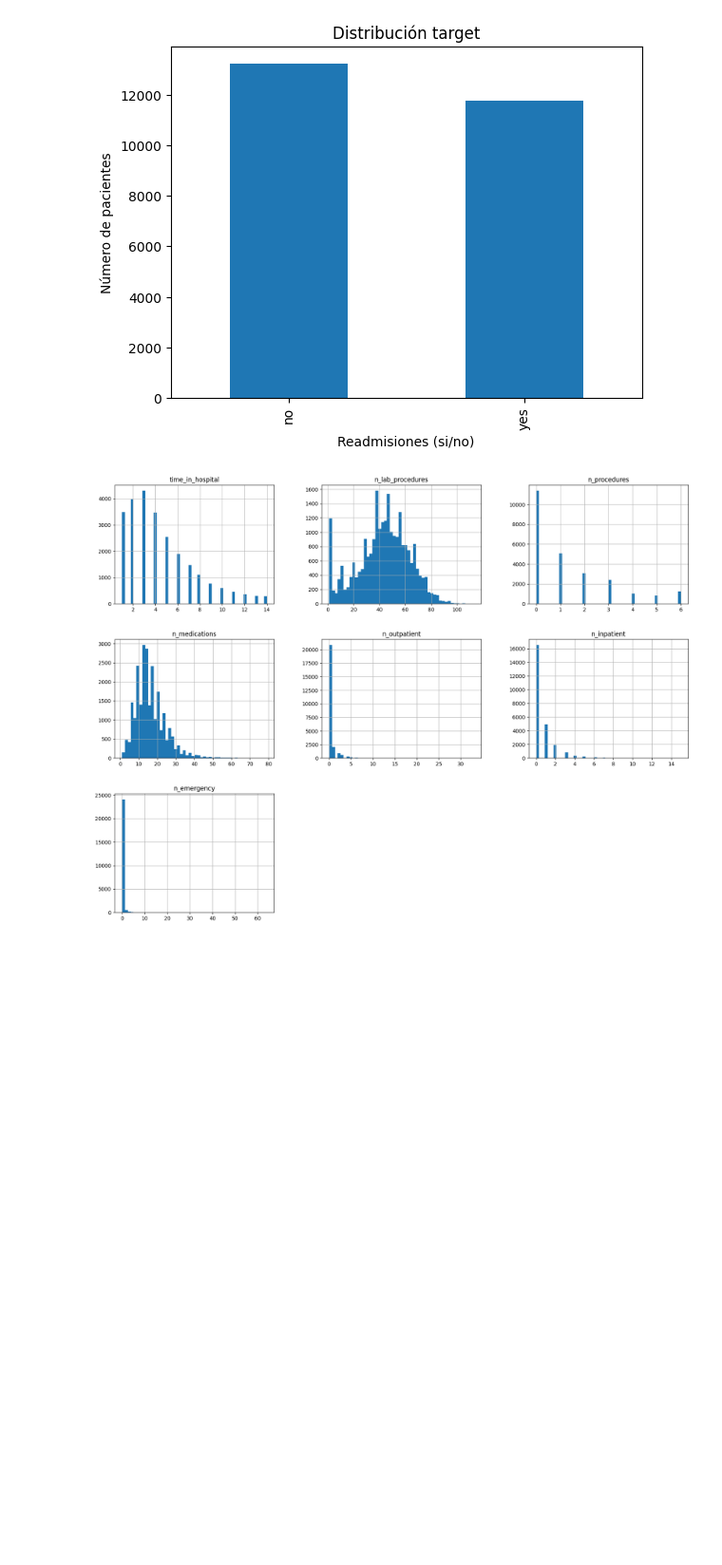
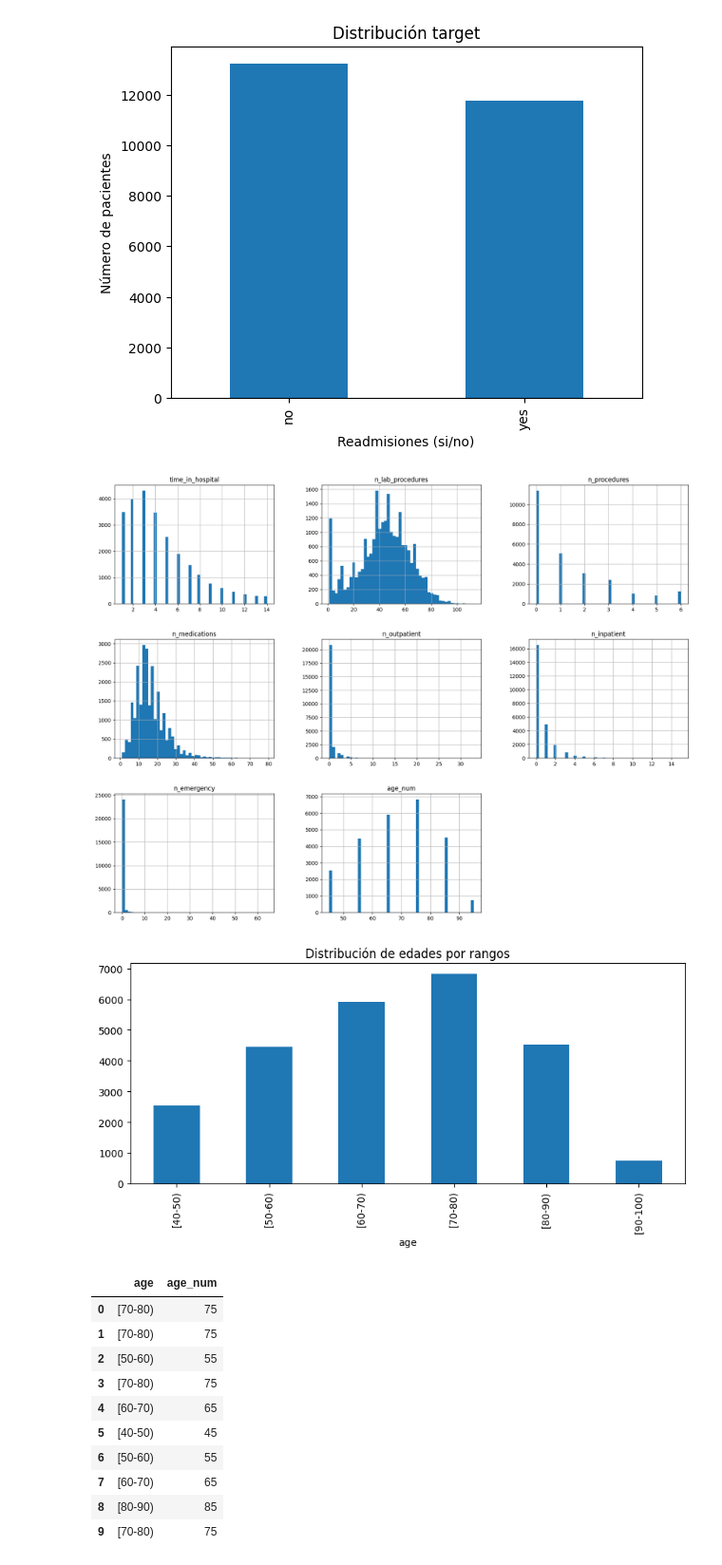
Before and after one commit to jriversg/hospital-readmission-risk-ML, a Jupyter notebook: notebooks/01_EDA_basico.ipynb, the cells around one changed output. Shown: that part at 95% size. Saved outputs shown, nothing was run; the diff lists cells and outputs as text; code cells hidden in the pictures; blank space fills up the shorter version.

```diff
--- a/notebooks/01_EDA_basico.ipynb
+++ b/notebooks/01_EDA_basico.ipynb
@@ -92,9 +92,41 @@ Text(0, 0.5, 'Número de pacientes')
 # %%
 # Histogramas de variables númericas
 df.hist(bins=50, figsize=(20, 15))
 plt.show()
+
+df["age"].value_counts().sort_index().plot(kind='bar', figsize=(10, 4))
+plt.title("Distribución de edades por rangos")
+plt.show()
+
+df["age"].value_counts(ascending=False)
+
+age_map = {
+    "40-50" : 45,
+    "50-60" : 55,
+    "60-70" : 65,
+    "70-80" : 75,
+    "80-90" : 85,
+    "90-100" : 95
+}
+
+df["age_num"] = df["age"].str.replace(r"[\[\)]", "", regex=True).replace(age_map)
+df["age_num"].value_counts(ascending=False)
+
+df[["age", "age_num"]].head(10)
 # %% [output]
-[figure, old version]
+[figure, new version]
+[figure, added]
+|  | age | age_num |
+| 0 | [70-80) | 75 |
+| 1 | [70-80) | 75 |
+| 2 | [50-60) | 55 |
+| 3 | [70-80) | 75 |
+| 4 | [60-70) | 65 |
+| 5 | [40-50) | 45 |
+| 6 | [50-60) | 55 |
+| 7 | [60-70) | 65 |
+| 8 | [80-90) | 85 |
+| 9 | [70-80) | 75 |
 # %%
 df.groupby("readmitted")["time_in_hospital"].mean()
 
```
Also changed, not shown: parts of 2 cells of this notebook, 2 other files.
